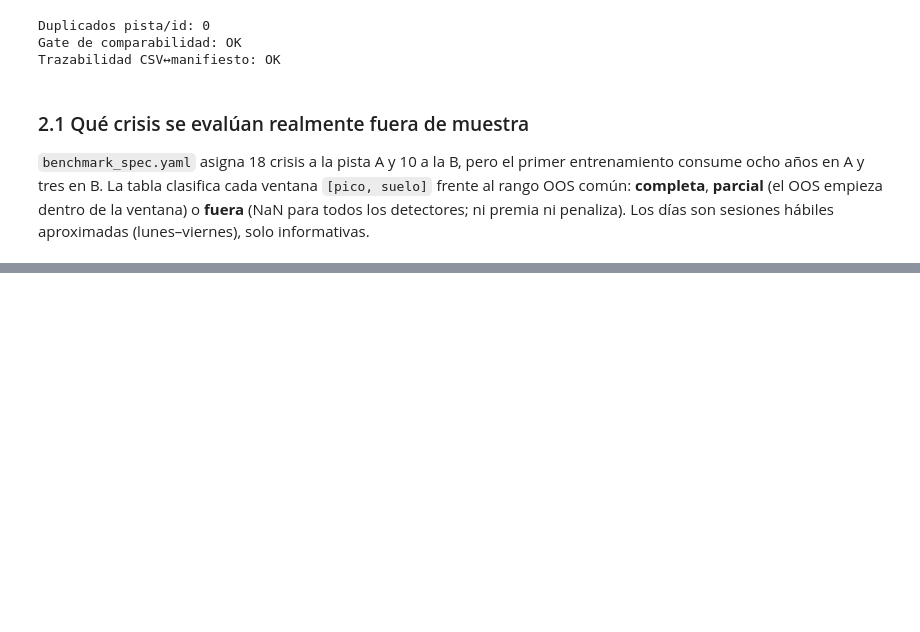
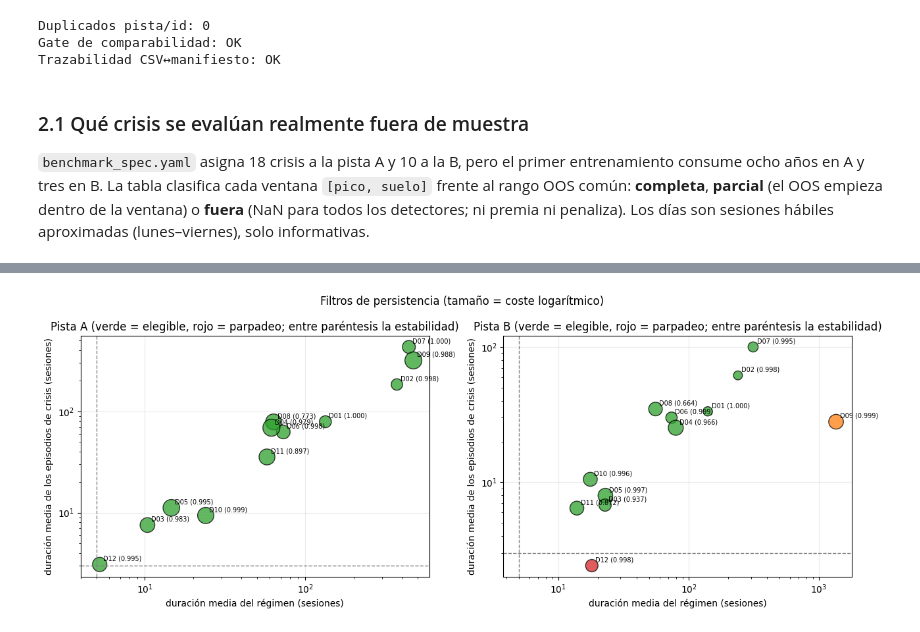
Before and after one commit to Romequinco/PRUEBAS_DETECCION_REGIMENES_DE_MERCADO_TFM, a Jupyter notebook: notebooks/05_comparacion_detectores.ipynb, the cells around one changed output, grey strips where cells are left out. Saved outputs shown, nothing was run; the diff lists cells and outputs as text; code cells hidden in the pictures; blank space fills up the shorter version.

```diff
--- a/notebooks/05_comparacion_detectores.ipynb
+++ b/notebooks/05_comparacion_detectores.ipynb
@@ -673,0 +452,25 @@ combina dos mecanismos o justifica un detector nuevo.
+# %%
+if LISTO_COMPARAR:
+    fig, axes = plt.subplots(1, 2, figsize=(13, 5))
+    for ax, track in zip(axes, ['A', 'B']):
+        part = comparison[comparison.pista == track]
+        sizes = 40 + 35 * np.log1p(part.elapsed_seconds.fillna(0))
+        colors = part.nivel.map({0: 'tab:green', 1: 'tab:orange', 2: 'tab:red', 3: 'black'})
+        ax.scatter(part.mean_regime_duration, part.det_mean_crisis_run, s=sizes, c=colors,
+                   alpha=.75, edgecolor='black')
+        for _, row in part.iterrows():
+            ax.annotate(f"{row.id} ({row.label_stability:.3f})",
+                        (row.mean_regime_duration, row.det_mean_crisis_run),
+                        xytext=(4, 4), textcoords='offset points', fontsize=7)
+        ax.axvline(PARAMS['min_mean_duration'], ls='--', color='grey', lw=1)
+        ax.axhline(PARAMS['min_crisis_run'], ls='--', color='grey', lw=1)
+        ax.set_xscale('log'); ax.set_yscale('log')
+        ax.set_title(f'Pista {track} (verde = elegible, rojo = parpadeo; entre paréntesis la estabilidad)')
+        ax.set_xlabel('duración media del régimen (sesiones)')
+        ax.set_ylabel('duración media de los episodios de crisis (sesiones)')
+        ax.grid(alpha=.25)
+    fig.suptitle('Filtros de persistencia (tamaño = coste logarítmico)')
+    fig.tight_layout()
+    plt.show()
+# %% [output]
+[figure, added]
```
Also changed, not shown: parts of 52 cells of this notebook, 52 other files.
